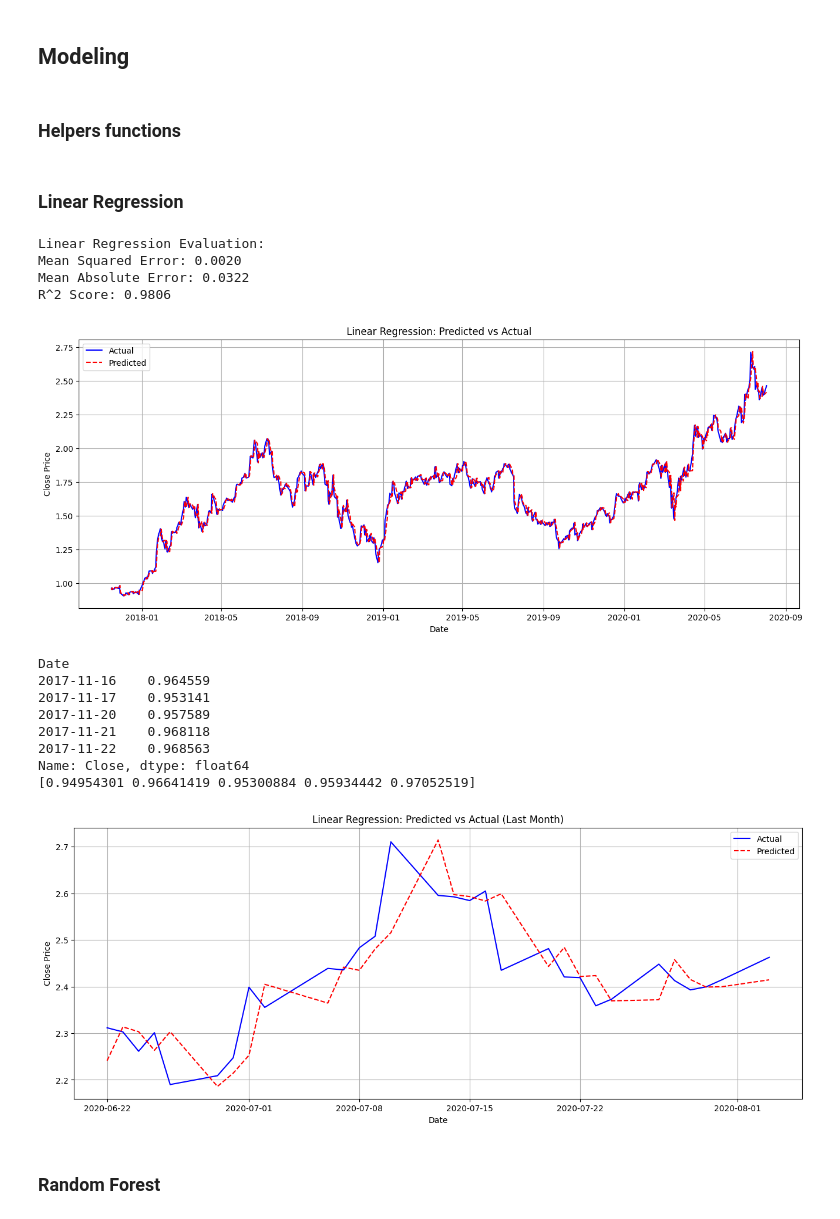
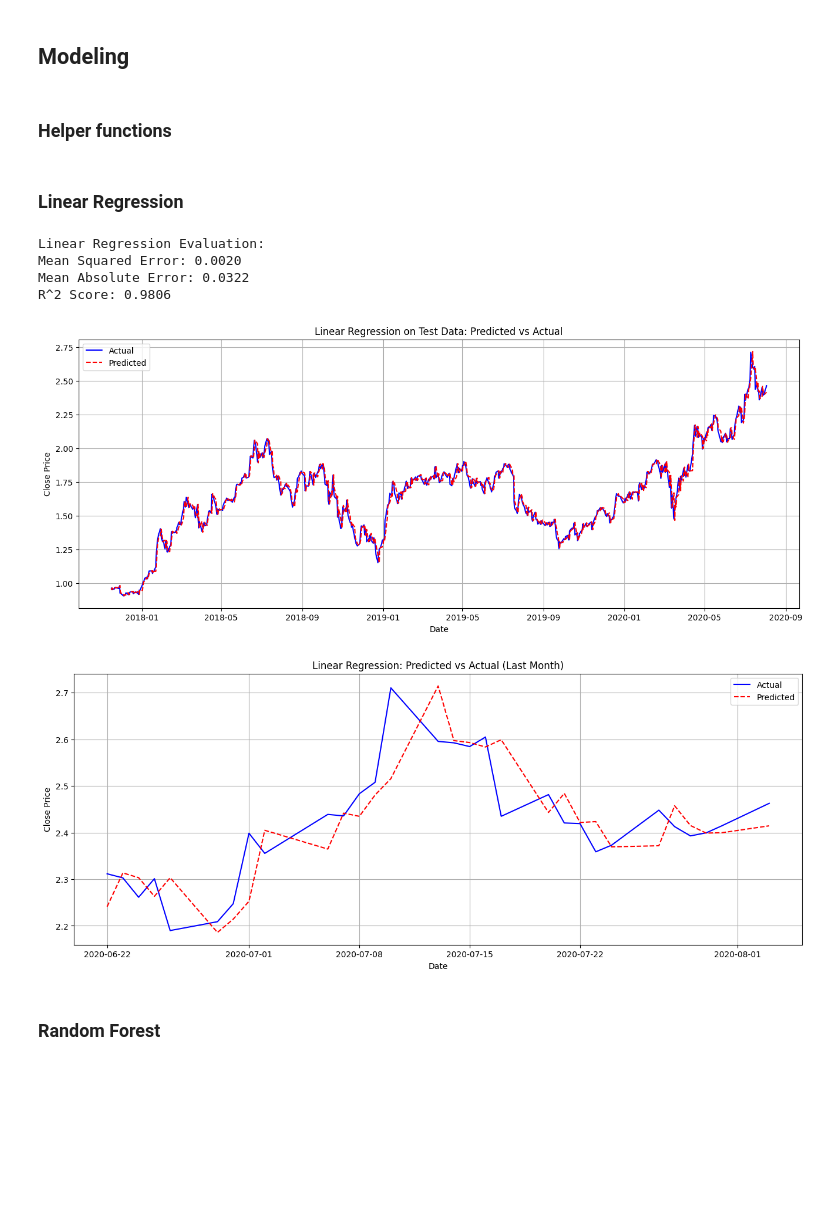
Before and after one commit to myrres0/IAU-2024, a Jupyter notebook: phase-4.ipynb, the cells around one changed output. Saved outputs shown, nothing was run; the diff lists cells and outputs as text; code cells hidden in the pictures; blank space fills up the shorter version.

```diff
--- a/phase-4.ipynb
+++ b/phase-4.ipynb
@@ -344,29 +345,14 @@ This is the graph of the existing forecasting models. We will focus on the right
 X_train, y_train = train_data.drop(columns='Close'), train_data['Close']
 X_test, y_test = test_data.drop(columns='Close'), test_data['Close']
 # %% [markdown]
-### Helpers functions
+### Helper functions
 # %%
 # function to plot predictions vs actual values
 def plot_predictions(y_test, predictions, model_name):
     plt.figure(figsize=(16, 6))
     plt.plot(y_test.index, y_test, label='Actual', color='blue')
     plt.plot(y_test.index, predictions, label='Predicted', color='red', linestyle='--')
-    plt.title(f'{model_name}: Predicted vs Actual')
-    plt.xlabel('Date')
-    plt.ylabel('Close Price')
-    plt.legend()
-    plt.grid()
-    plt.show()
-
-    print(y_test.head(5))
-    print(predictions[:5])
-
-    # Plot for the last month
-    last_month = y_test.index[-30:]
-    plt.figure(figsize=(16, 6))
-    plt.plot(last_month, y_test[-30:], label='Actual', color='blue')
-    plt.plot(last_month, predictions[-30:], label='Predicted', color='red', linestyle='--')
-    plt.title(f'{model_name}: Predicted vs Actual (Last Month)')
+    plt.title(f'{model_name} on Test Data: Predicted vs Actual')
     plt.xlabel('Date')
     plt.ylabel('Close Price')
     plt.legend()
@@ -385,31 +371,32 @@ def evaluate_model(y_true, y_pred):
 # %% [markdown]
 ### Linear Regression
 # %%
-def linear_regression_model(X_train, y_train, X_test, y_test):
-    model = LinearRegression()
-    model.fit(X_train, y_train)
-    predictions = model.predict(X_test)
-    print("Linear Regression Evaluation:")
-    evaluate_model(y_test, predictions)
-    plot_predictions(y_test, predictions, "Linear Regression")
-
-# Apply models
-linear_regression_model(X_train, y_train, X_test, y_test)
+model = LinearRegression()
+model.fit(X_train, y_train)
+predictions = model.predict(X_test)
+print("Linear Regression Evaluation:")
+evaluate_model(y_test, predictions)
+plot_predictions(y_test, predictions, "Linear Regression")
 # %% [output]
 Linear Regression Evaluation:
 Mean Squared Error: 0.0020
 Mean Absolute Error: 0.0322
 R^2 Score: 0.9806
-[figure, old version]
+[figure, new version]
-Date
-2017-11-16    0.964559
-2017-11-17    0.953141
-2017-11-20    0.957589
-2017-11-21    0.968118
-2017-11-22    0.968563
-Name: Close, dtype: float64
-[0.94954301 0.96641419 0.95300884 0.95934442 0.97052519]
-[figure, removed]
+# %%
+# Plot for the last month
+last_month = y_test.index[-30:]
+plt.figure(figsize=(16, 6))
+plt.plot(last_month, y_test[-30:], label='Actual', color='blue')
+plt.plot(last_month, predictions[-30:], label='Predicted', color='red', linestyle='--')
+plt.title('Linear Regression: Predicted vs Actual (Last Month)')
+plt.xlabel('Date')
+plt.ylabel('Close Price')
+plt.legend()
+plt.grid()
+plt.show()
+# %% [output]
+[figure, added]
 # %% [markdown]
 ### Random Forest
 # %%
```
Also changed, not shown: parts of 10 cells of this notebook.
